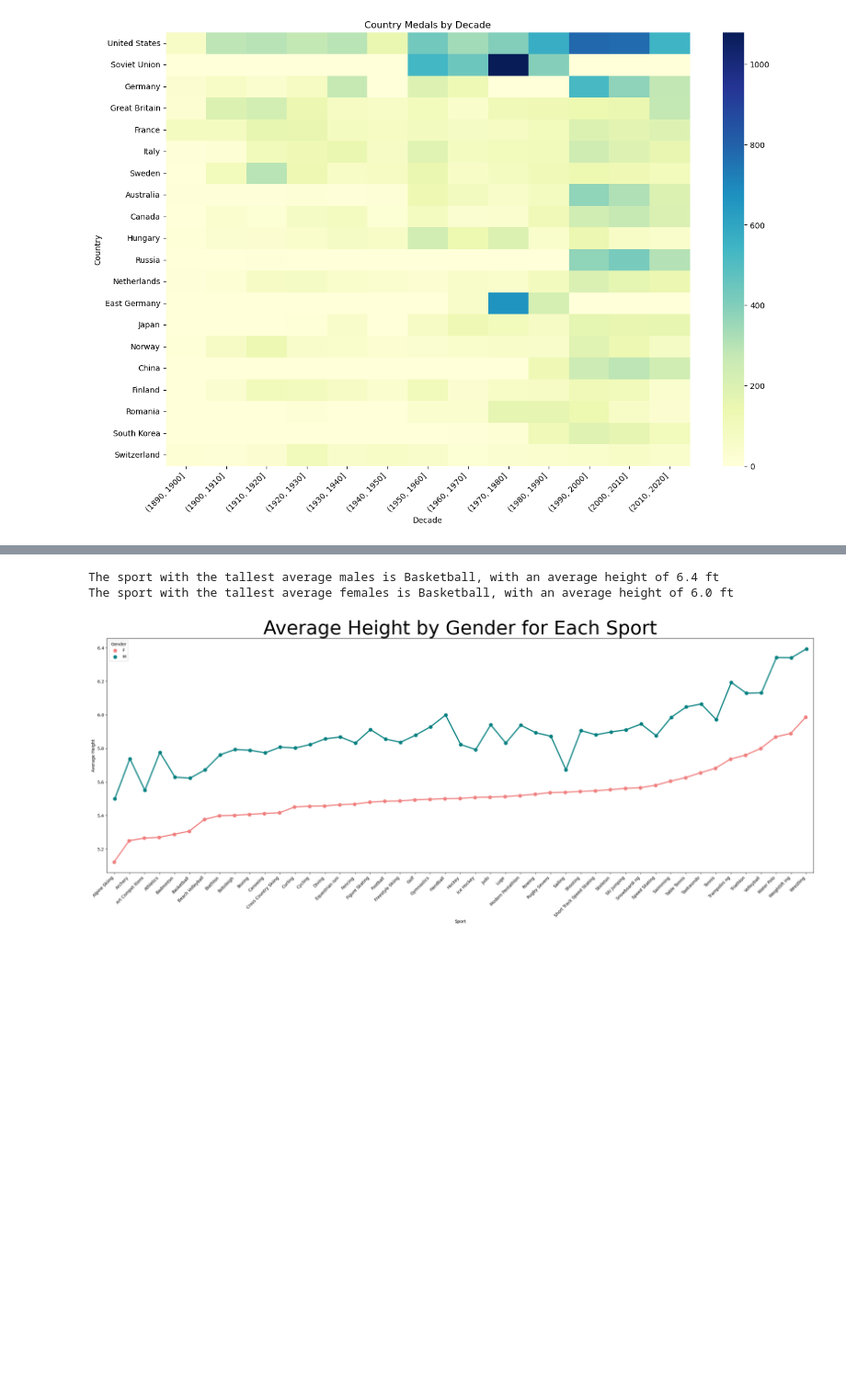
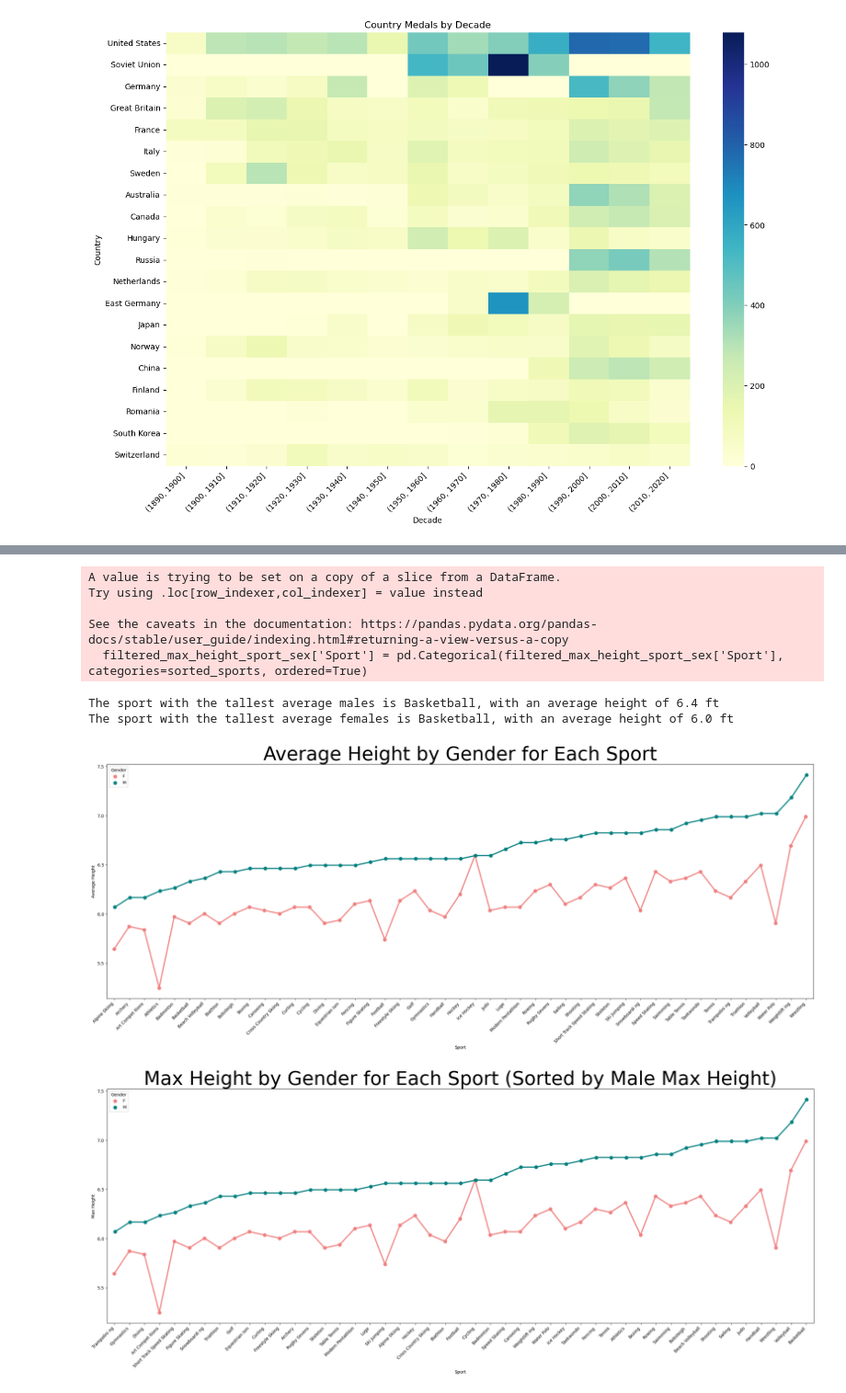
Before and after one commit to duhBlu/CS433-JupyterNotebooks, a Jupyter notebook: Final Project/FinalProject.ipynb, the cells around one changed output, grey strips where cells are left out. Shown at 92% size. Drawn from its saved outputs; the diff is of its cells as text; code cells hidden in the pictures; blank space fills up the shorter version.

```diff
--- a/Final Project/FinalProject.ipynb
+++ b/Final Project/FinalProject.ipynb
@@ -207,43 +195,73 @@ The sport with the tallest average females is Basketball, with an average height
 [figure]
 ... (48 outputs left out)
 # %%
-import math
-import textwrap
+import textwrap                 ## I think both the graphs are the same but I dont have time to lable the plot points or double check the logic atm
 
 df = df.dropna(subset=['Height'])
 gb_sport_sex = df.groupby(['Sport', 'Sex']).mean(numeric_only=False).reset_index()
 
 
 max_male_height = gb_sport_sex.loc[gb_sport_sex['Sex'] == 'M', 'Height'].max()
 max_female_height = gb_sport_sex.loc[gb_sport_sex['Sex'] == 'F', 'Height'].max()
 sport_with_tallest_avg_male = gb_sport_sex.loc[(gb_sport_sex['Sex'] == 'M') & (gb_sport_sex['Height'] == max_male_height), 'Sport'].iloc[0]
 sport_with_tallest_avg_female = gb_sport_sex.loc[(gb_sport_sex['Sex'] == 'F') & (gb_sport_sex['Height'] == max_female_height), 'Sport'].iloc[0]
 print(f"The sport with the tallest average males is {sport_with_tallest_avg_male}, with an average height of {max_male_height:.1f} ft")
 print(f"The sport with the tallest average females is {sport_with_tallest_avg_female}, with an average height of {max_female_height:.1f} ft")
 
 sports = gb_sport_sex['Sport'].unique()
 
-filtered_sports = [sport for sport in sports if all(gender in gb_sport_sex[gb_sport_sex['Sport'] == sport]['Sex'].values for gender in ['M', 'F'])]
+max_height_sport_sex = df.groupby(['Sport', 'Sex'])['Height'].max().reset_index()
+
+# Filter out sports with both genders
+filtered_sports = [sport for sport in sports if all(gender in max_height_sport_sex[max_height_sport_sex['Sport'] == sport]['Sex'].values for gender in ['M', 'F'])]
+
+male_max_heights = max_height_sport_sex[(max_height_sport_sex['Sex'] == 'M') & (max_height_sport_sex['Sport'].isin(filtered_sports))]
+male_max_heights_sorted = male_max_heights.sort_values(by='Height')
+filtered_max_height_sport_sex = max_height_sport_sex[max_height_sport_sex['Sport'].isin(filtered_sports)]
+
+sorted_sports = male_max_heights_sorted['Sport'].values
+filtered_max_height_sport_sex['Sport'] = pd.Categorical(filtered_max_height_sport_sex['Sport'], categories=sorted_sports, ordered=True)
+filtered_max_height_sport_sex = filtered_max_height_sport_sex.sort_values(['Sport', 'Sex'])
+
 custom_palette = {'M': 'teal', 'F': 'lightcoral'}
-filtered_sport_sex = gb_sport_sex[gb_sport_sex['Sport'].isin(filtered_sports)]
-filtered_sport_sex = filtered_sport_sex.sort_values(by='Height')
-
 # Create the point plot with the custom palette
 plt.figure(figsize=(30, 10))
-sns.pointplot(data=filtered_sport_sex, x='Sport', y='Height', hue='Sex', dodge=True, palette=custom_palette)
+sns.pointplot(data=filtered_max_height_sport_sex, x='Sport', y='Height', hue='Sex', dodge=True, palette=custom_palette)
 
 # Customize the plot
 plt.title('Average Height by Gender for Each Sport', fontsize=45)
 plt.xlabel('Sport')
 plt.ylabel('Average Height')
 plt.xticks(rotation=45)
 wrapped_sports = [' '.join(textwrap.wrap(sport, 10)) for sport in filtered_sports]
 plt.gca().set_xticklabels(wrapped_sports, ha='right')
 plt.legend(title='Gender')
 
 # Show the plot
 plt.show()
+
+# Plot Max Height
+plt.figure(figsize=(30, 10))
+sns.pointplot(data=filtered_max_height_sport_sex, x='Sport', y='Height', hue='Sex', dodge=True, palette=custom_palette)
+
+# Customize the plot
+plt.title('Max Height by Gender for Each Sport (Sorted by Male Max Height)', fontsize=45)
+plt.xlabel('Sport')
+plt.ylabel('Max Height')
+plt.xticks(rotation=45)
+wrapped_sports = [' '.join(textwrap.wrap(sport, 10)) for sport in male_max_heights_sorted['Sport'].unique()]
+plt.gca().set_xticklabels(wrapped_sports, ha='right')
+plt.legend(title='Gender')
+
+# Show the plot
+plt.show()
 # %% [output]
-The sport with the tallest average males is Basketball, with an average height of 6.4 ft
-The sport with the tallest average females is Basketball, with an average height of 6.0 ft
+A value is trying to be set on a copy of a slice from a DataFrame.
+Try using .loc[row_indexer,col_indexer] = value instead
+
+See the caveats in the documentation: https://pandas.pydata.org/pandas-docs/stable/user_guide/indexing.html#returning-a-view-versus-a-copy
+  filtered_max_height_sport_sex['Sport'] = pd.Categorical(filtered_max_height_sport_sex['Sport'], categories=sorted_sports, ordered=True)
+The sport with the tallest average males is Basketball, with an average height of 6.4 ft
+The sport with the tallest average females is Basketball, with an average height of 6.0 ft
-[figure, old version]
+[figure, new version]
+[figure, added]
```
Also changed, not shown: parts of 1 cell of this notebook.
